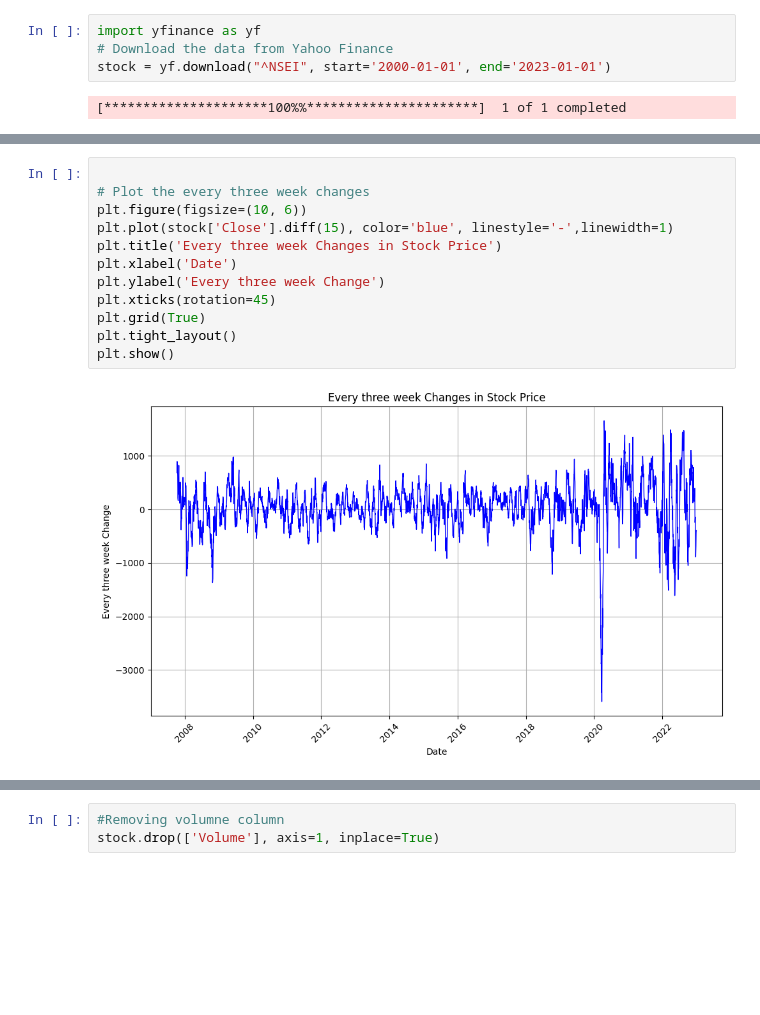
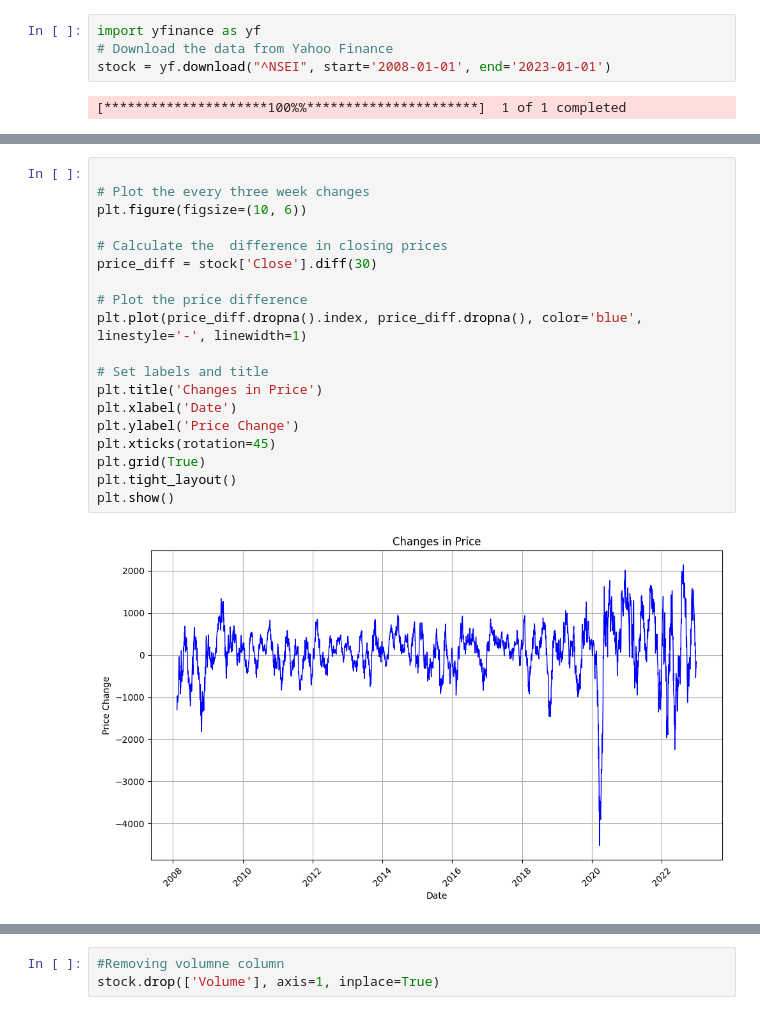
Before and after one commit to ganeshrohan/Stock_Prediction, a Jupyter notebook: stock_price_prediction_linear.ipynb, the cells around one changed output, grey strips where cells are left out. Cells and saved outputs as stored; diff of their text form; blank space fills up the shorter version.

```diff
--- a/stock_price_prediction_linear.ipynb
+++ b/stock_price_prediction_linear.ipynb
@@ -24,7 +24,7 @@ from sklearn.decomposition import PCA
 # %%
 import yfinance as yf
 # Download the data from Yahoo Finance
-stock = yf.download("^NSEI", start='2000-01-01', end='2023-01-01')
+stock = yf.download("^NSEI", start='2008-01-01', end='2023-01-01')
 # %% [output]
 [*********************100%%**********************]  1 of 1 completed
 # %%
@@ -56,17 +66,24 @@ plt.show()
 # %%
 
 # Plot the every three week changes
 plt.figure(figsize=(10, 6))
-plt.plot(stock['Close'].diff(15), color='blue', linestyle='-',linewidth=1)
-plt.title('Every three week Changes in Stock Price')
+
+# Calculate the  difference in closing prices
+price_diff = stock['Close'].diff(30)
+
+# Plot the price difference
+plt.plot(price_diff.dropna().index, price_diff.dropna(), color='blue', linestyle='-', linewidth=1)
+
+# Set labels and title
+plt.title('Changes in Price')
 plt.xlabel('Date')
-plt.ylabel('Every three week Change')
+plt.ylabel('Price Change')
 plt.xticks(rotation=45)
 plt.grid(True)
 plt.tight_layout()
 plt.show()
 # %% [output]
-[figure, old version]
+[figure, new version]
 # %%
 # Visualizing the train - test and extended test split (which is not part of original datset)
 split_index = int(len(stock) * 0.8)
```
Also changed, not shown: parts of 50 cells of this notebook.
